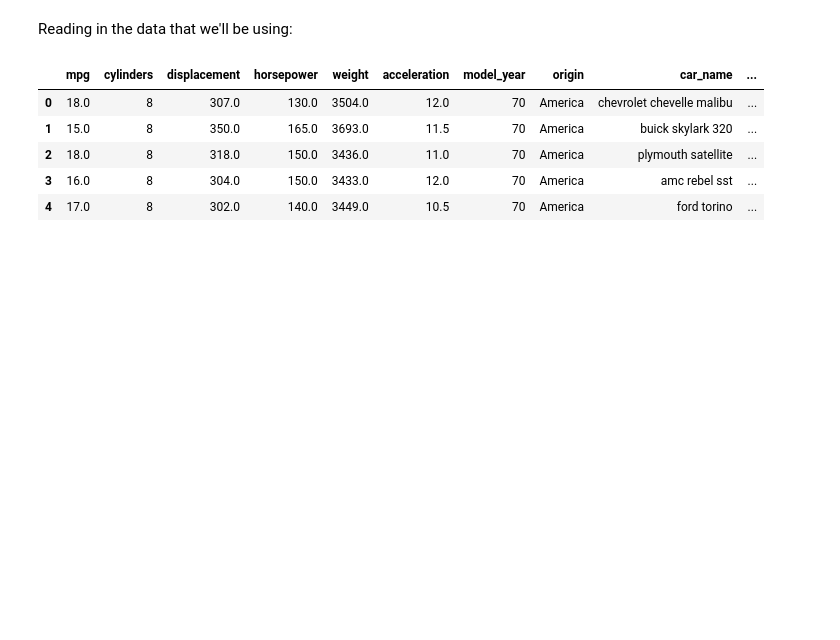
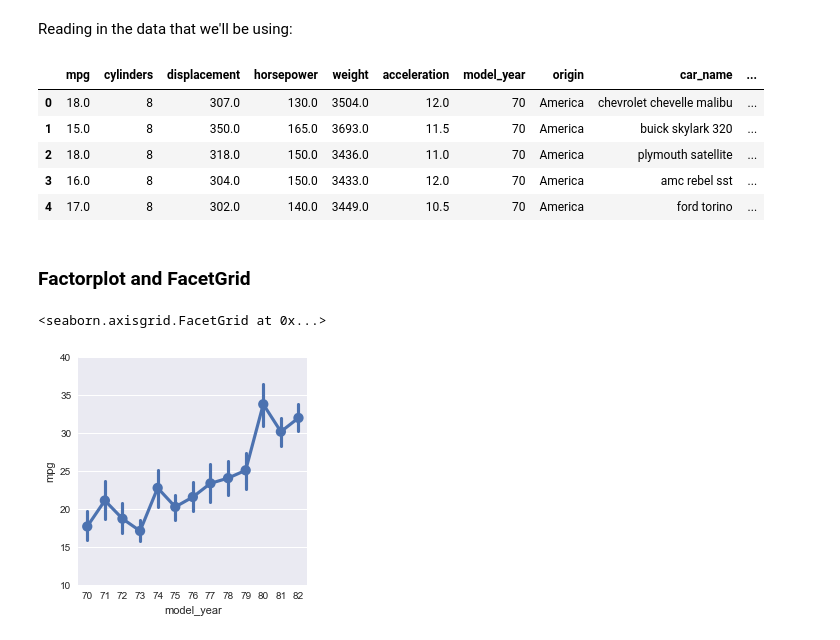
Before and after one commit to VandyAstroML/Vanderbilt_Computational_Bootcamp, a Jupyter notebook: notebooks/Week_10/10_Advanced_Visualization_Seaborn.ipynb, the cells around one changed output. Drawn from its saved outputs; the diff is of its cells as text; code cells hidden in the pictures; blank space fills up the shorter version.

Commit message:
Added material for Week 10 - Seaborn

```diff
--- a/notebooks/Week_10/10_Advanced_Visualization_Seaborn.ipynb
+++ b/notebooks/Week_10/10_Advanced_Visualization_Seaborn.ipynb
@@ -159,3 +159,12 @@ df.head()
 | 2 | 18.0 | 8 | 318.0 | 150.0 | 3436.0 | 11.0 | 70 | America | plymouth satellite | ... |
 | 3 | 16.0 | 8 | 304.0 | 150.0 | 3433.0 | 12.0 | 70 | America | amc rebel sst | ... |
 | 4 | 17.0 | 8 | 302.0 | 140.0 | 3449.0 | 10.5 | 70 | America | ford torino | ... |
+# %% [markdown]
+### Factorplot and FacetGrid
+# %%
+# sns.set_style(None)
+sns.set_context('notebook')
+sns.factorplot(data=df, x="model_year", y="mpg")
+# %% [output]
+<seaborn.axisgrid.FacetGrid at 0x...>
+[figure, added]
```
Also changed, not shown: parts of 47 cells of this notebook.
